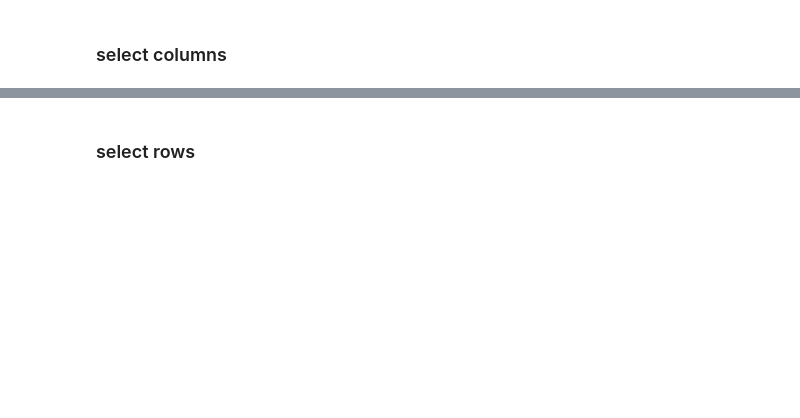
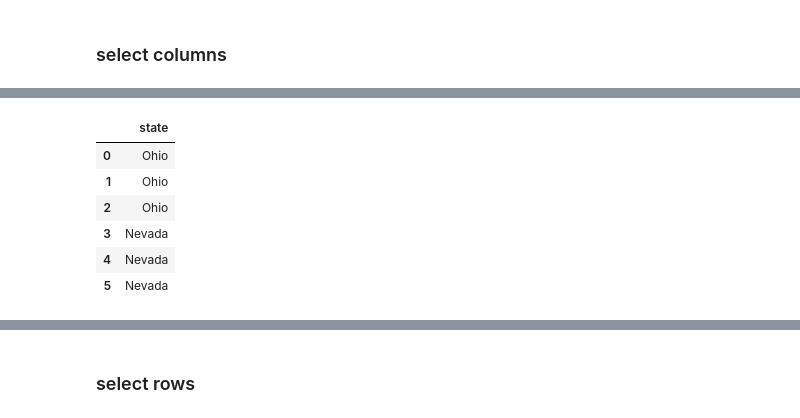
Before and after one commit to STAT2255/2024, a Jupyter notebook: notes/note10_pandas1.ipynb, the cells around one changed output, grey strips where cells are left out. Cells and saved outputs as stored; diff of their text form; code cells hidden in the pictures; blank space fills up the shorter version.

```diff
--- a/notes/note10_pandas1.ipynb
+++ b/notes/note10_pandas1.ipynb
@@ -166,2 +346,12 @@ d['state'] # return a Series
+# %%
+d[['state']] # return a Series
+# %% [output]
+|  | state |
+| 0 | Ohio |
+| 1 | Ohio |
+| 2 | Ohio |
+| 3 | Nevada |
+| 4 | Nevada |
+| 5 | Nevada |
 # %%
 type(d['state'])
```
Also changed, not shown: parts of 73 cells of this notebook.
